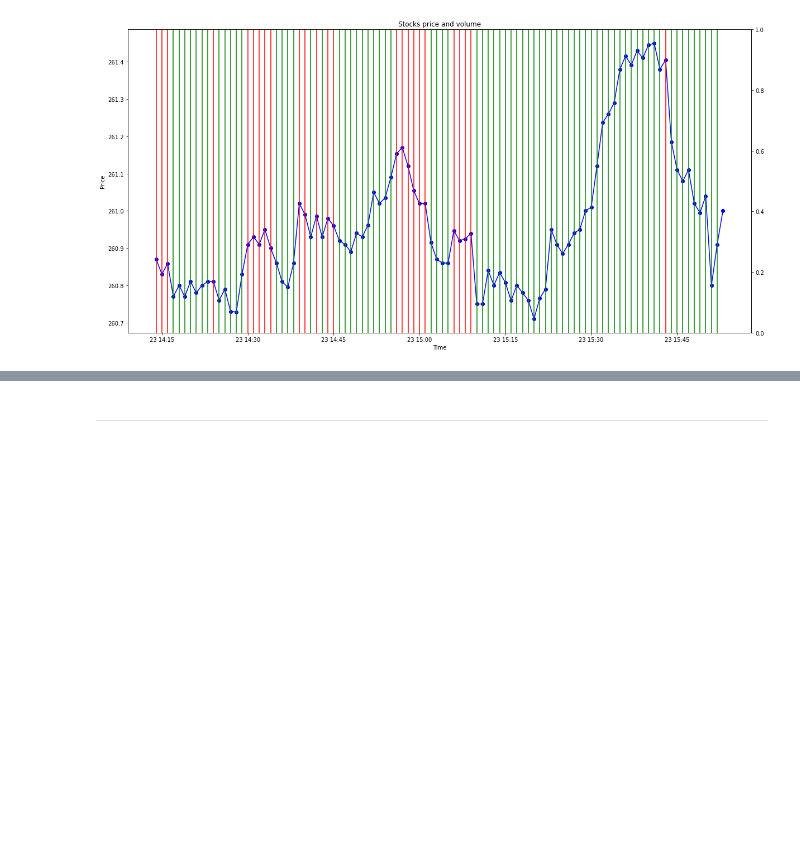
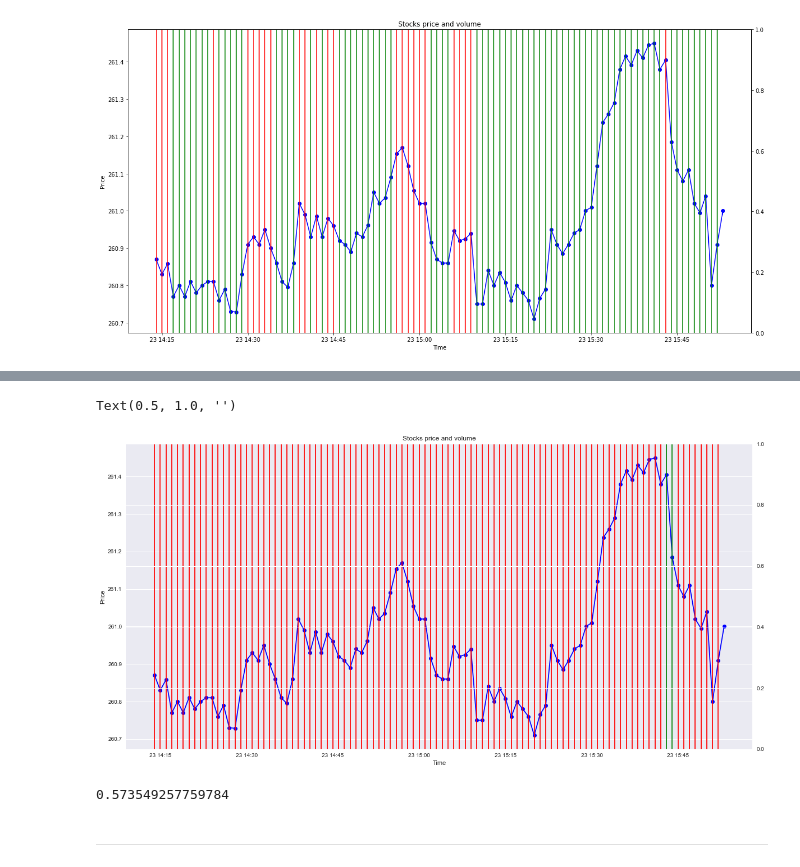
Before and after one commit to Varun487/BinaryOptions_DeepLearning, a Jupyter notebook: Models/Backtesting.ipynb, the cells around one changed output, grey strips where cells are left out. Saved outputs shown, nothing was run; the diff lists cells and outputs as text; code cells hidden in the pictures; blank space fills up the shorter version.

```diff
--- a/Models/Backtesting.ipynb
+++ b/Models/Backtesting.ipynb
@@ -1539,0 +1822,12 @@ Text(0.5, 1.0, '')
+# %%
+X, y = [], []
+for i in range(seq_len, len(train_data)):
+  X.append(train_data[i-seq_len:i]) # Chunks of training data with a length of 128 df-rows
+  y.append(train_data[:, 3][i]) #Value of 4th column (Close Price) of df-row 128+1
+# %%
+X, y = np.array(X), np.array(y)
+# %%
+pred = model.predict(X)
+# %%
+tpred = np.array(list(map(lambda x: 0 if x < 0.5 else 1, pred)))
+y = np.array(list(map(lambda x: 0 if x < 0.5 else 1, y)))
@@ -1539,0 +1837,28 @@ Text(0.5, 1.0, '')
+# %%
+fig, ax1 = plt.subplots(figsize=(20, 10))
+ax2 = ax1.twinx()  # set up the 2nd axis
+
+ax1.set_xlabel("Time")
+ax1.set_ylabel("Price")
+ax1.set_title(f'Stocks price and volume')
+
+ax1.plot(stock['time'][:100], stock['close'][:100], label='Close price', marker = 'o', color='b')
+
+for order in range(1, 100):
+
+    # GREEN line for higher predcition
+    if tpred[order] == 1:
+        ax1.axvline(x=stock['time'][order], c = "green")
+
+    # RED line for lower prediction
+    else:
+        ax1.axvline(x=stock['time'][order], c = "red")
+
+plt.title("")
+# %% [output]
+Text(0.5, 1.0, '')
+[figure, added]
+# %%
+tacc = accuracy_score(real_label,pred_label)
+# %% [output]
+0.573549257759784
```
Also changed, not shown: parts of 19 cells of this notebook.
